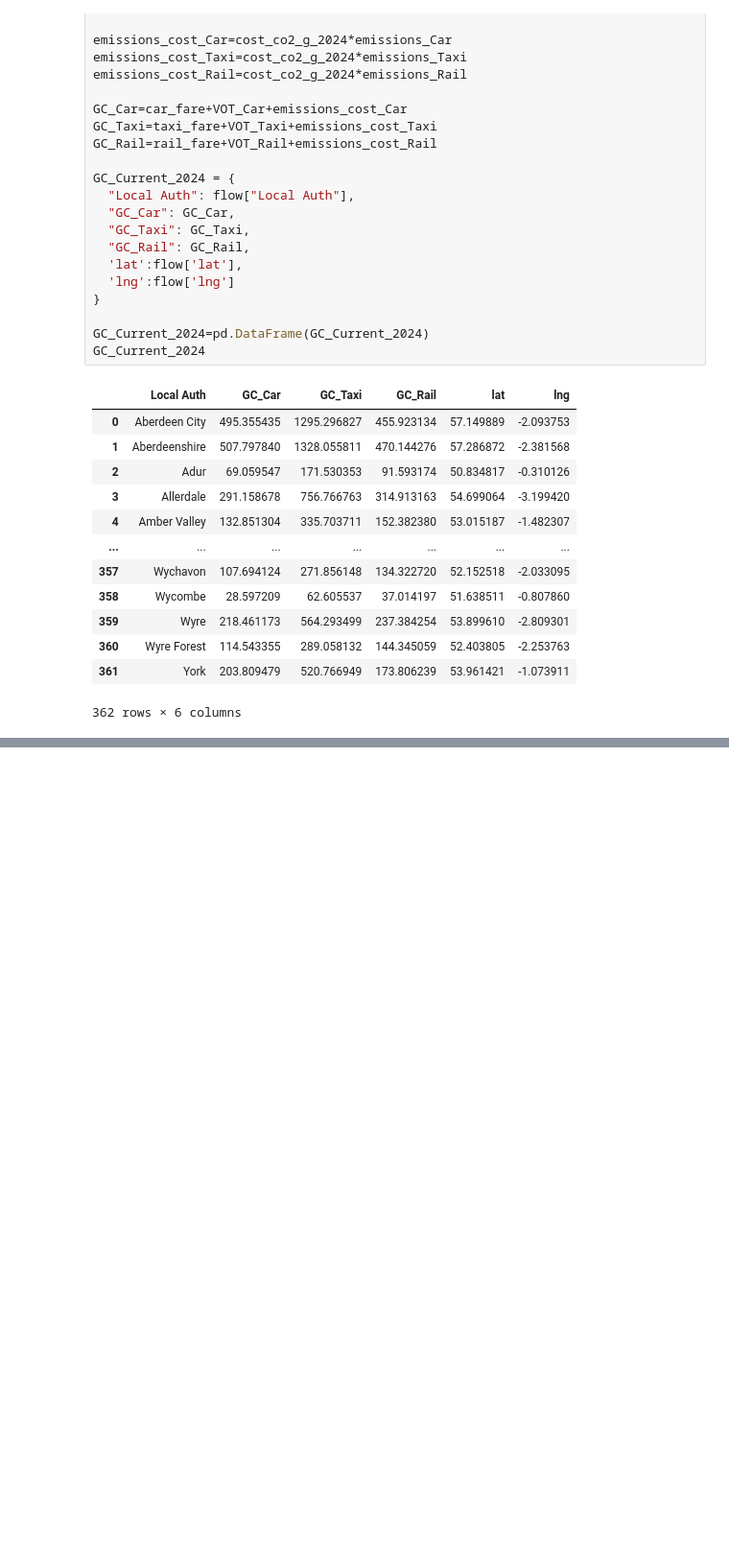
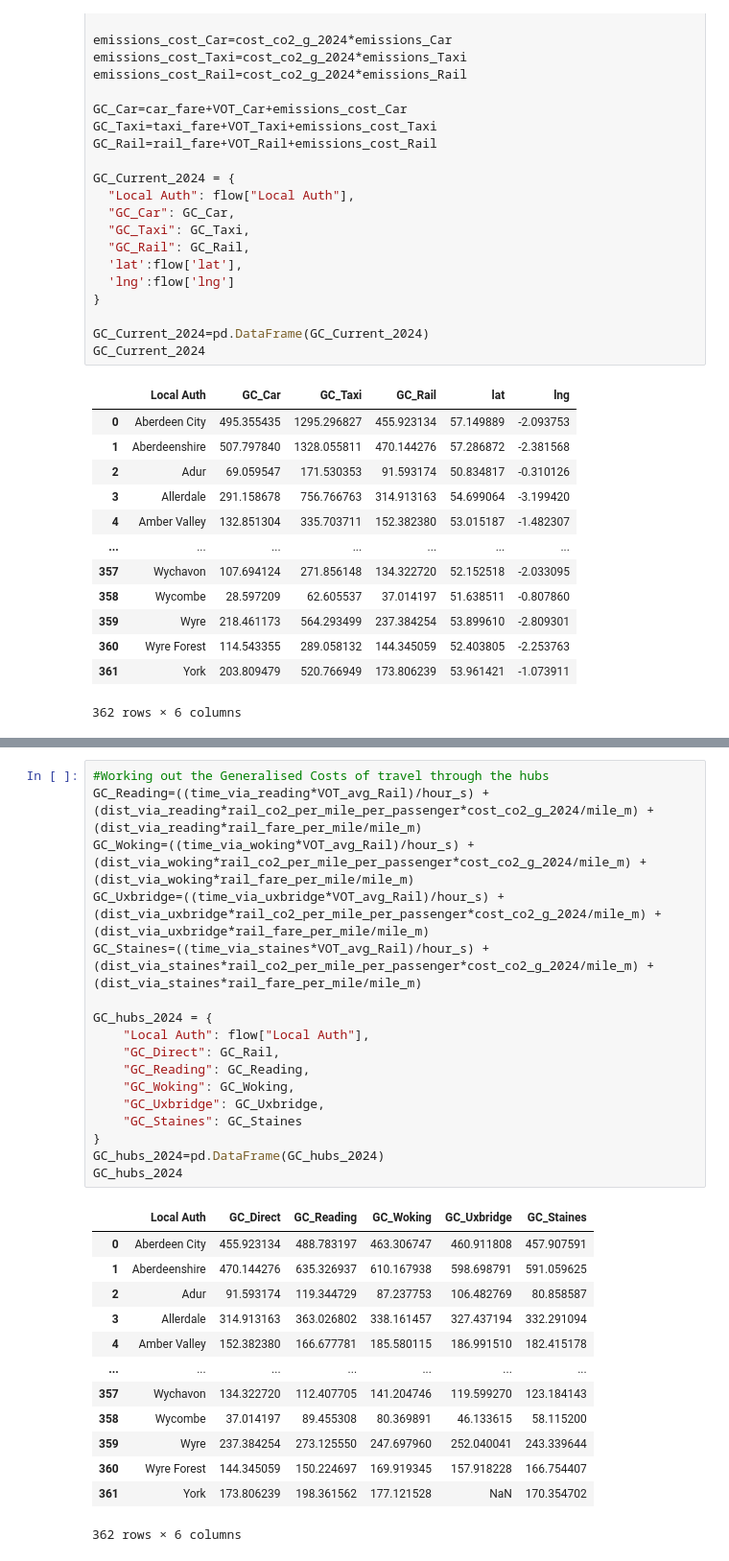
Before and after one commit to majdyousof/imperialgroupproject, a Jupyter notebook: Dom/Heathrow_OD.ipynb, the cells around one changed output, grey strips where cells are left out. Shown at 96% size. Cells and saved outputs as stored; diff of their text form; blank space fills up the shorter version.

```diff
--- a/Dom/Heathrow_OD.ipynb
+++ b/Dom/Heathrow_OD.ipynb
@@ -309,0 +374,31 @@ GC_Current_2024
+# %%
+#Working out the Generalised Costs of travel through the hubs
+GC_Reading=((time_via_reading*VOT_avg_Rail)/hour_s) + (dist_via_reading*rail_co2_per_mile_per_passenger*cost_co2_g_2024/mile_m) + (dist_via_reading*rail_fare_per_mile/mile_m)
+GC_Woking=((time_via_woking*VOT_avg_Rail)/hour_s) + (dist_via_woking*rail_co2_per_mile_per_passenger*cost_co2_g_2024/mile_m) + (dist_via_woking*rail_fare_per_mile/mile_m)
+GC_Uxbridge=((time_via_uxbridge*VOT_avg_Rail)/hour_s) + (dist_via_uxbridge*rail_co2_per_mile_per_passenger*cost_co2_g_2024/mile_m) + (dist_via_uxbridge*rail_fare_per_mile/mile_m)
+GC_Staines=((time_via_staines*VOT_avg_Rail)/hour_s) + (dist_via_staines*rail_co2_per_mile_per_passenger*cost_co2_g_2024/mile_m) + (dist_via_staines*rail_fare_per_mile/mile_m)
+
+GC_hubs_2024 = {
+    "Local Auth": flow["Local Auth"],
+    "GC_Direct": GC_Rail,
+    "GC_Reading": GC_Reading,
+    "GC_Woking": GC_Woking,
+    "GC_Uxbridge": GC_Uxbridge,
+    "GC_Staines": GC_Staines
+}
+GC_hubs_2024=pd.DataFrame(GC_hubs_2024)
+GC_hubs_2024
+# %% [output]
+|  | Local Auth | GC_Direct | GC_Reading | GC_Woking | GC_Uxbridge | GC_Staines |
+| 0 | Aberdeen City | 455.923134 | 488.783197 | 463.306747 | 460.911808 | 457.907591 |
+| 1 | Aberdeenshire | 470.144276 | 635.326937 | 610.167938 | 598.698791 | 591.059625 |
+| 2 | Adur | 91.593174 | 119.344729 | 87.237753 | 106.482769 | 80.858587 |
+| 3 | Allerdale | 314.913163 | 363.026802 | 338.161457 | 327.437194 | 332.291094 |
+| 4 | Amber Valley | 152.382380 | 166.677781 | 185.580115 | 186.991510 | 182.415178 |
+| ... | ... | ... | ... | ... | ... | ... |
+| 357 | Wychavon | 134.322720 | 112.407705 | 141.204746 | 119.599270 | 123.184143 |
+| 358 | Wycombe | 37.014197 | 89.455308 | 80.369891 | 46.133615 | 58.115200 |
+| 359 | Wyre | 237.384254 | 273.125550 | 247.697960 | 252.040041 | 243.339644 |
+| 360 | Wyre Forest | 144.345059 | 150.224697 | 169.919345 | 157.918228 | 166.754407 |
+| 361 | York | 173.806239 | 198.361562 | 177.121528 | NaN | 170.354702 |
+362 rows × 6 columns
```
Also changed, not shown: parts of 5 cells of this notebook, 3 other files.
